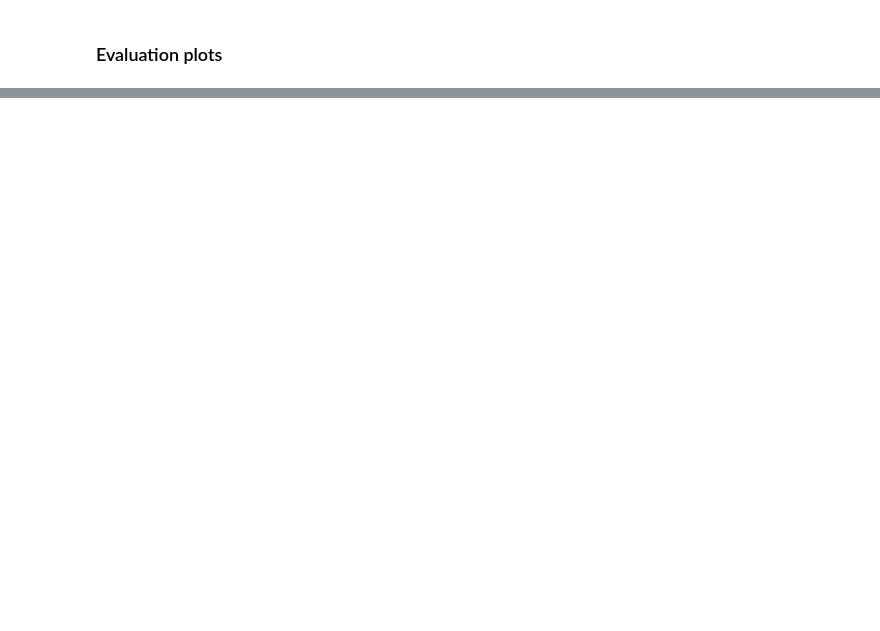
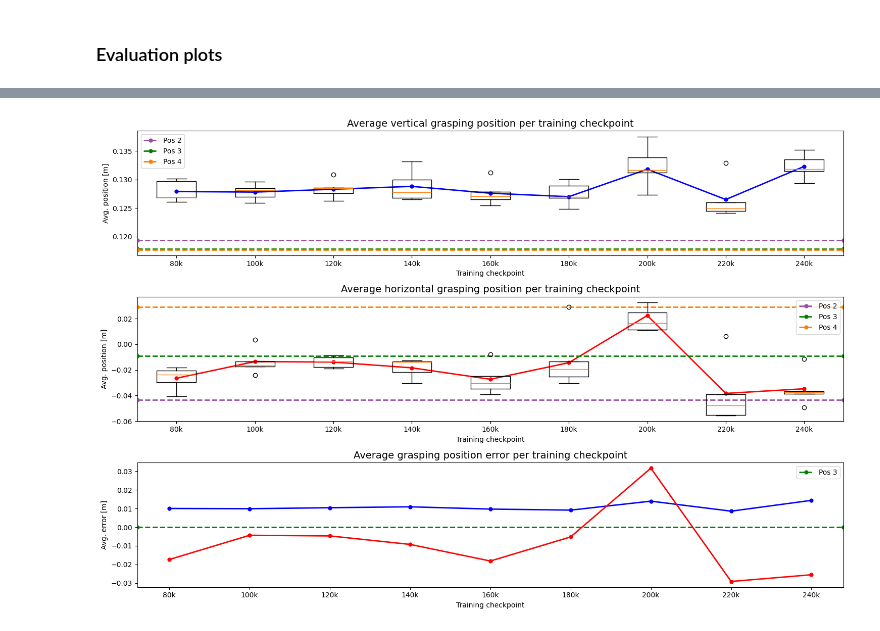
Before and after one commit to nicolas-duque/lerobot, a Jupyter notebook: lerobot/plots/eval_plots.ipynb, the cells around one changed output, grey strips where cells are left out. Drawn from its saved outputs; the diff is of its cells as text; code cells hidden in the pictures; blank space fills up the shorter version.

```diff
--- a/lerobot/plots/eval_plots.ipynb
+++ b/lerobot/plots/eval_plots.ipynb
@@ -229,0 +335,41 @@ repos = ["nduque/eval_robustness_e8_no3_3_80k",
+# %%
+fig2, axs2 = plt.subplots(3, 1, figsize=(15, 10))
+l_fs = 10
+t_fs = 14
+
+avg_ep = np.array(avg_ep)
+avg_err = np.array(avg_err)
+total_grasp = np.stack(total_grasp, axis=0)
+
+
+cps = ['80k', '100k', '120k', '140k', '160k', '180k', '200k', '220k', '240k']
+
+for idx, label in enumerate(['vertical', 'horizontal']):
+    axs2[idx].plot(avg_ep[:, idx], color='blue' if idx == 0 else 'red', marker='o', linestyle='-', linewidth=2, markersize=5)
+    axs2[idx].axhline(box_pos_avg_e8[1, idx], color=colors[3], marker='o', linestyle='--', linewidth=2, markersize=5, label='Pos 2')
+    axs2[idx].axhline(box_avg[idx], color='green', marker='o', linestyle='--', linewidth=2, markersize=5, label='Pos 3')
+    axs2[idx].axhline(box_pos_avg_e8[3, idx], color=colors[4], marker='o', linestyle='--', linewidth=2, markersize=5, label='Pos 4')
+    axs2[idx].set_xticks(range(9), cps, fontsize=l_fs)
+    axs2[idx].set_xlabel('Training checkpoint', fontsize=l_fs)
+    axs2[idx].set_ylabel('Avg. position [m]', fontsize=l_fs)
+    axs2[idx].set_title(f'Average {label} grasping position per training checkpoint', fontsize=t_fs)
+    axs2[idx].legend(fontsize=l_fs)
+    boxplot_data = [arr[:,idx] for arr in total_grasp]
+    axs2[idx].boxplot(boxplot_data, vert=True, labels=cps,positions = range(9))
+
+axs2[2].plot(avg_err[:,0], color='blue', marker='o', linestyle='-', linewidth=2, markersize=5)
+axs2[2].plot(avg_err[:,1], color='red', marker='o', linestyle='-', linewidth=2, markersize=5)
+axs2[2].axhline(0.0, color='green', marker='o', linestyle='--', linewidth=2, markersize=5, label='Pos 3')
+axs2[2].set_xticks(range(9),cps, fontsize=l_fs)
+axs2[2].set_xlabel('Training checkpoint', fontsize=l_fs)
+axs2[2].set_ylabel('Avg. error [m]', fontsize=l_fs)
+axs2[2].set_title('Average grasping position error per training checkpoint', fontsize=t_fs)
+axs2[2].legend(fontsize=l_fs)
+
+
+
+
+
+fig2.tight_layout()
+# %% [output]
+[figure, added]
```
Also changed, not shown: parts of 3 cells of this notebook, 1 other file.
